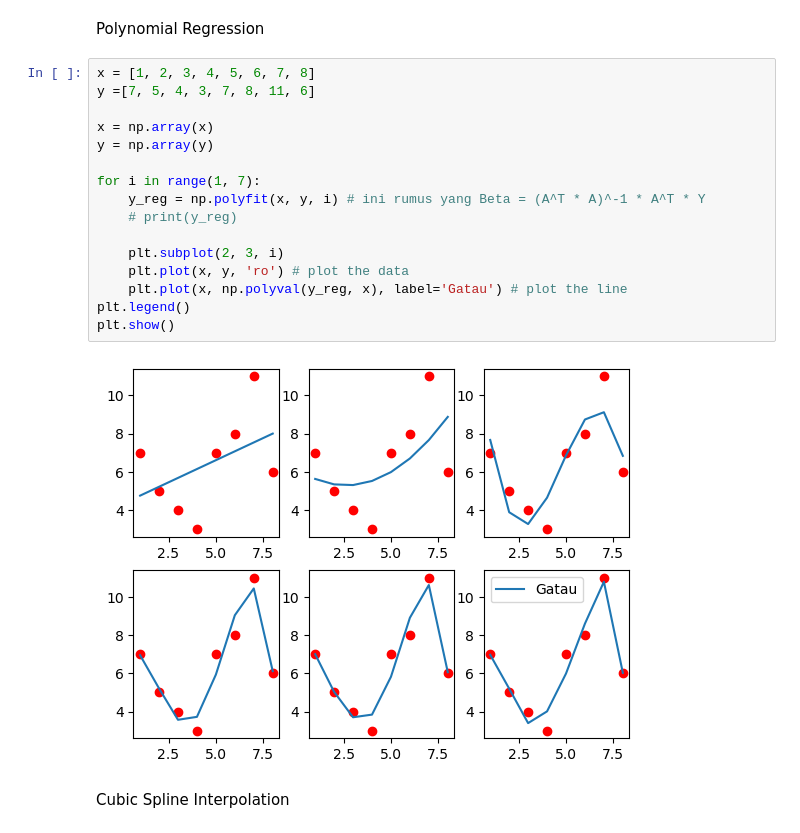
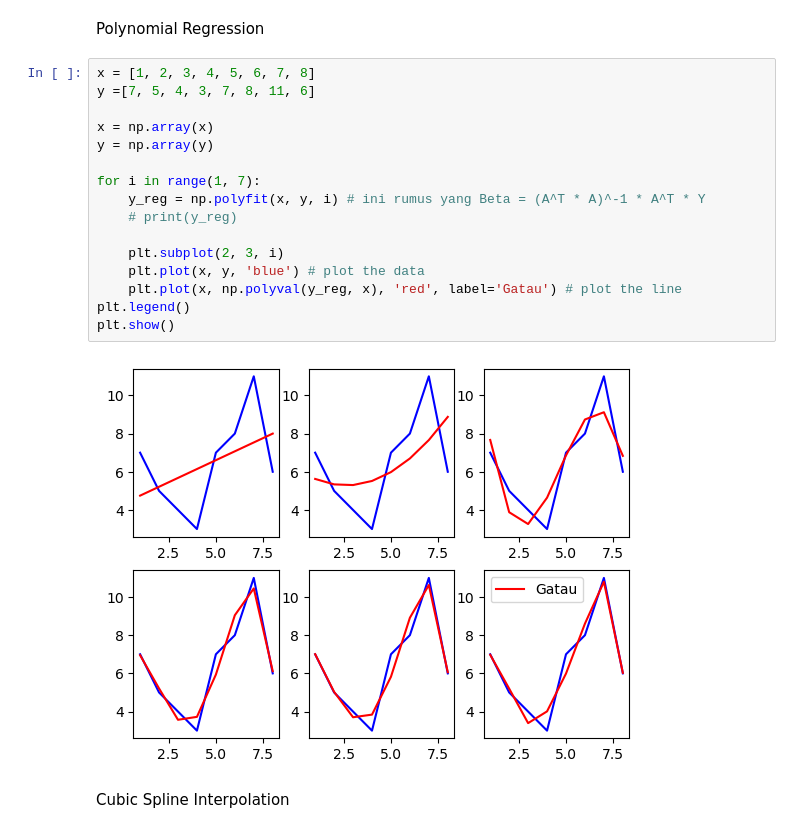
Before and after one commit to bavarianprayoga/mainpy, a Jupyter notebook: regression-interpolation.ipynb, the cells around one changed output. Saved outputs shown, nothing was run; the diff lists cells and outputs as text.

```diff
--- a/regression-interpolation.ipynb
+++ b/regression-interpolation.ipynb
@@ -71,21 +73,21 @@ Polynomial Regression
 # %%
 x = [1, 2, 3, 4, 5, 6, 7, 8]
 y =[7, 5, 4, 3, 7, 8, 11, 6]
 
 x = np.array(x)
 y = np.array(y)
 
 for i in range(1, 7):
     y_reg = np.polyfit(x, y, i) # ini rumus yang Beta = (A^T * A)^-1 * A^T * Y
     # print(y_reg)
 
     plt.subplot(2, 3, i)
-    plt.plot(x, y, 'ro') # plot the data
-    plt.plot(x, np.polyval(y_reg, x), label='Gatau') # plot the line
+    plt.plot(x, y, 'blue') # plot the data
+    plt.plot(x, np.polyval(y_reg, x), 'red', label='Gatau') # plot the line
 plt.legend()
 plt.show()
 # %% [output]
-[figure, old version]
+[figure, new version]
 # %% [markdown]
 Cubic Spline Interpolation
 # %%
```
Also changed, not shown: parts of 3 cells of this notebook, 2 other files.
